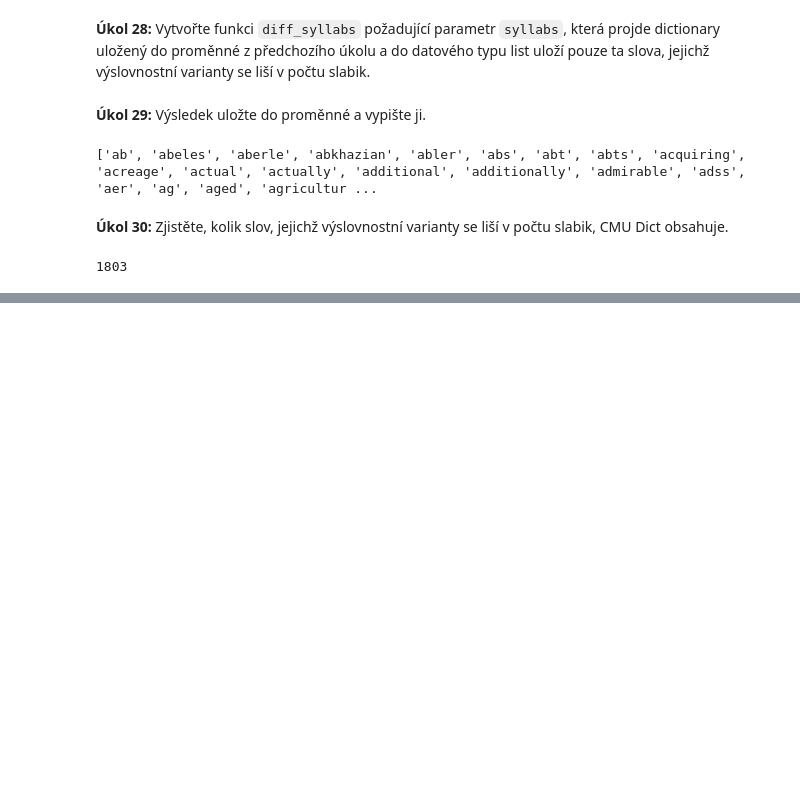
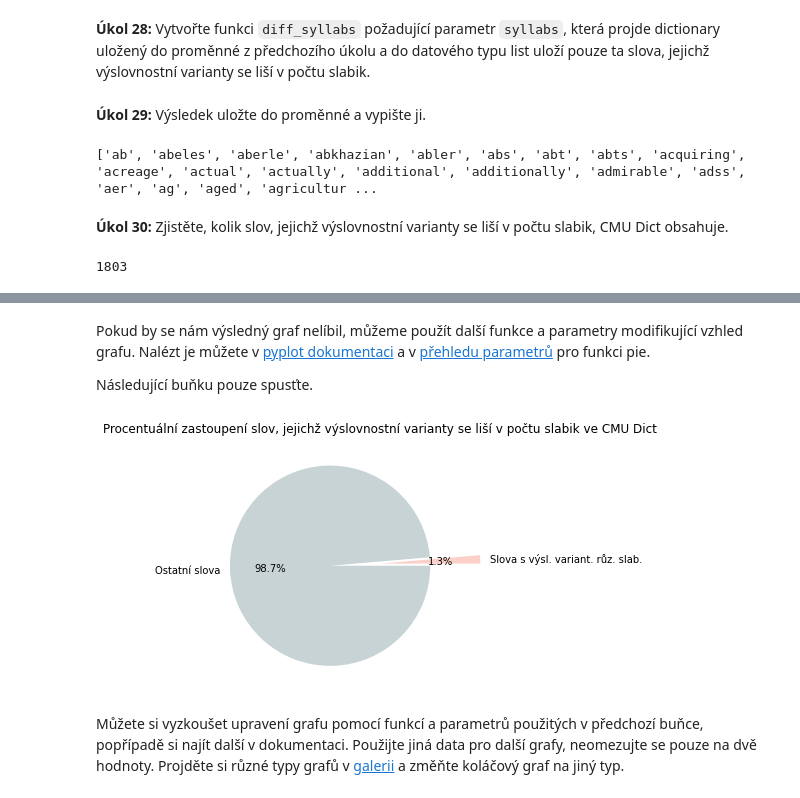
Before and after one commit to majosaurus/PLIN-programming, a Jupyter notebook: cmu_pronouncing_dict.ipynb, the cells around one changed output, grey strips where cells are left out. Cells and saved outputs as stored; diff of their text form; code cells hidden in the pictures; blank space fills up the shorter version.

```diff
--- a/cmu_pronouncing_dict.ipynb
+++ b/cmu_pronouncing_dict.ipynb
@@ -506,0 +538,19 @@ print(len(diff_words))
+# %% [markdown]
+Pokud by se nám výsledný graf nelíbil, můžeme použít další funkce a parametry modifikující vzhled grafu. Nalézt je můžete v [pyplot dokumentaci](https://matplotlib.org/stable/api/_as_gen/matplotlib.pyplot.html#module-matplotlib.pyplot) a v [přehledu parametrů](https://matplotlib.org/stable/api/_as_gen/matplotlib.pyplot.pie.html#matplotlib.pyplot.pie) pro funkci pie.
+
+Následující buňku pouze spusťte.
+# %%
+slices = [len(diff_words), len(entries)-len(diff_words)]
+labels = ['Slova s výsl. variant. růz. slab.', 'Ostatní slova']
+colors = ['#FAD0C9FF', '#C7D3D4FF']
+explode = [0, 0.5]
+
+plt.figure(2)
+plt.pie(slices, labels=labels, colors=colors, explode=explode, autopct='%1.1f%%')
+plt.title("Procentuální zastoupení slov, jejichž výslovnostní varianty se liší v počtu slabik ve CMU Dict")
+plt.tight_layout()
+plt.show(2)
+# %% [output]
+[figure, added]
+# %% [markdown]
+Můžete si vyzkoušet upravení grafu pomocí funkcí a parametrů použitých v předchozí buňce, popřípadě si najít další v dokumentaci. Použijte jiná data pro další grafy, neomezujte se pouze na dvě hodnoty. Projděte si různé typy grafů v [galerii](https://matplotlib.org/stable/gallery/index.html) a změňte koláčový graf na jiný typ.
```
Also changed, not shown: parts of 6 cells of this notebook.
